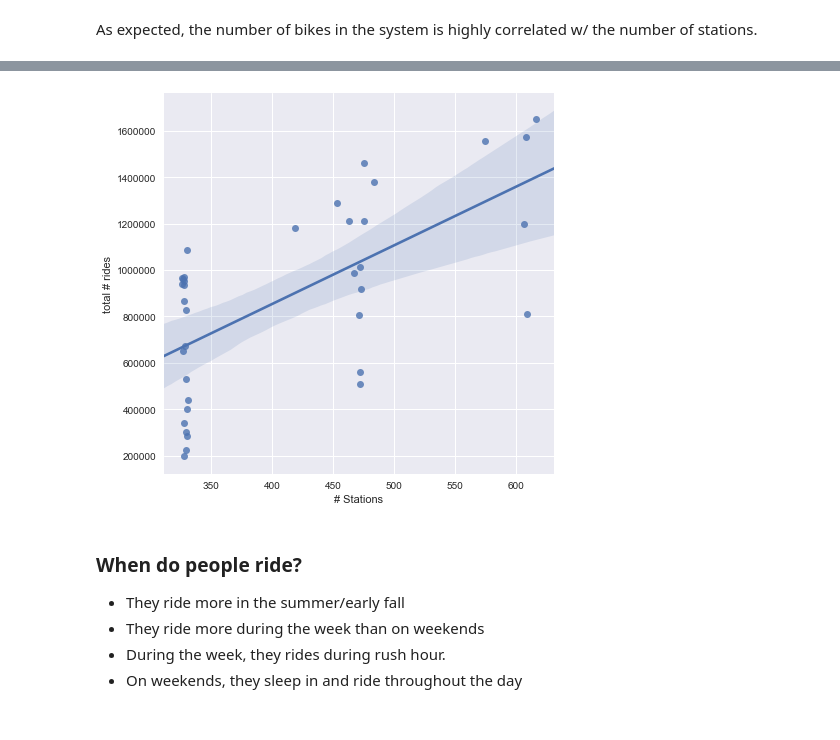
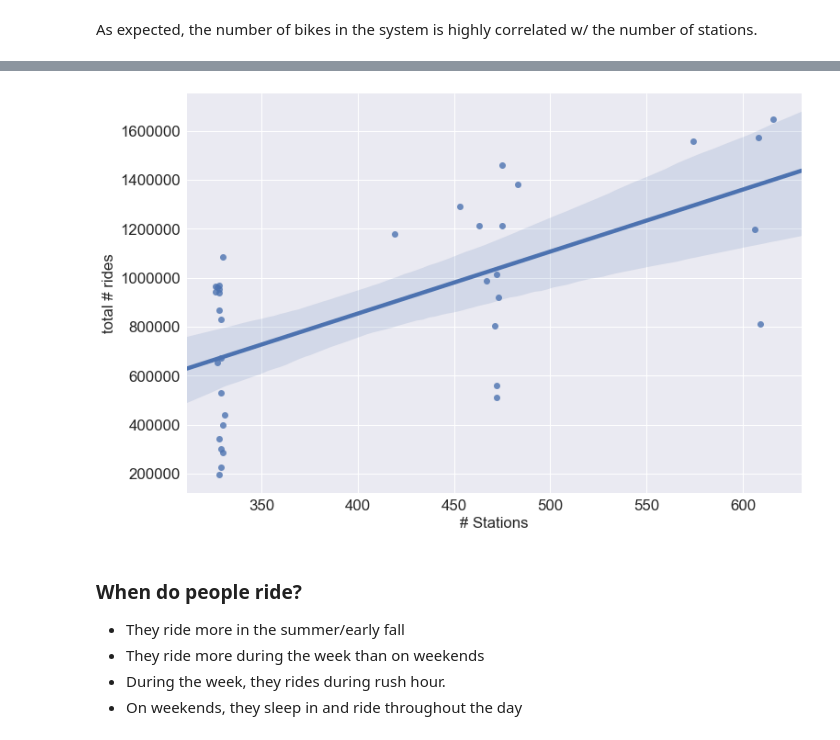
Before and after one commit to andypicke/Springboard_DataScience, a Jupyter notebook: Capstone_1/data_story_citibike.ipynb, the cells around one changed output, grey strips where cells are left out. Drawn from its saved outputs; the diff is of its cells as text; code cells hidden in the pictures.

Commit message:
update some figure stuff

```diff
--- a/Capstone_1/data_story_citibike.ipynb
+++ b/Capstone_1/data_story_citibike.ipynb
@@ -15,4 +15,10 @@ import matplotlib.pyplot as plt
 import seaborn as sns
 import numpy as np
 %matplotlib inline
+plt.rcParams['font.size'] = 14
+plt.rcParams['axes.labelsize'] = 'large'
+plt.rcParams['xtick.labelsize'] = 'large'
+plt.rcParams['ytick.labelsize'] = 'large'
+plt.rcParams['lines.linewidth'] = 3
+
 con = sqlite3.connect("data/citibike_database.db3")
@@ -185,10 +200,11 @@ stats.pearsonr(df_sta.N,df_bikes.N)
 # %%
-plt.figure(figsize=(7,7))
+plt.figure(figsize=(12,8))
 sns.regplot(df_sta.N,df_rides.N,x_jitter=.05)
 plt.xlabel('# Stations')
 plt.ylabel('total # rides');
+plt.savefig('figures/rides_vs_stations.pdf')
 # %% [output]
-[figure, old version]
+[figure, new version]
 # %% [markdown]
 ### When do people ride?
 - They ride more in the summer/early fall
```
Also changed, not shown: parts of 15 cells of this notebook.
